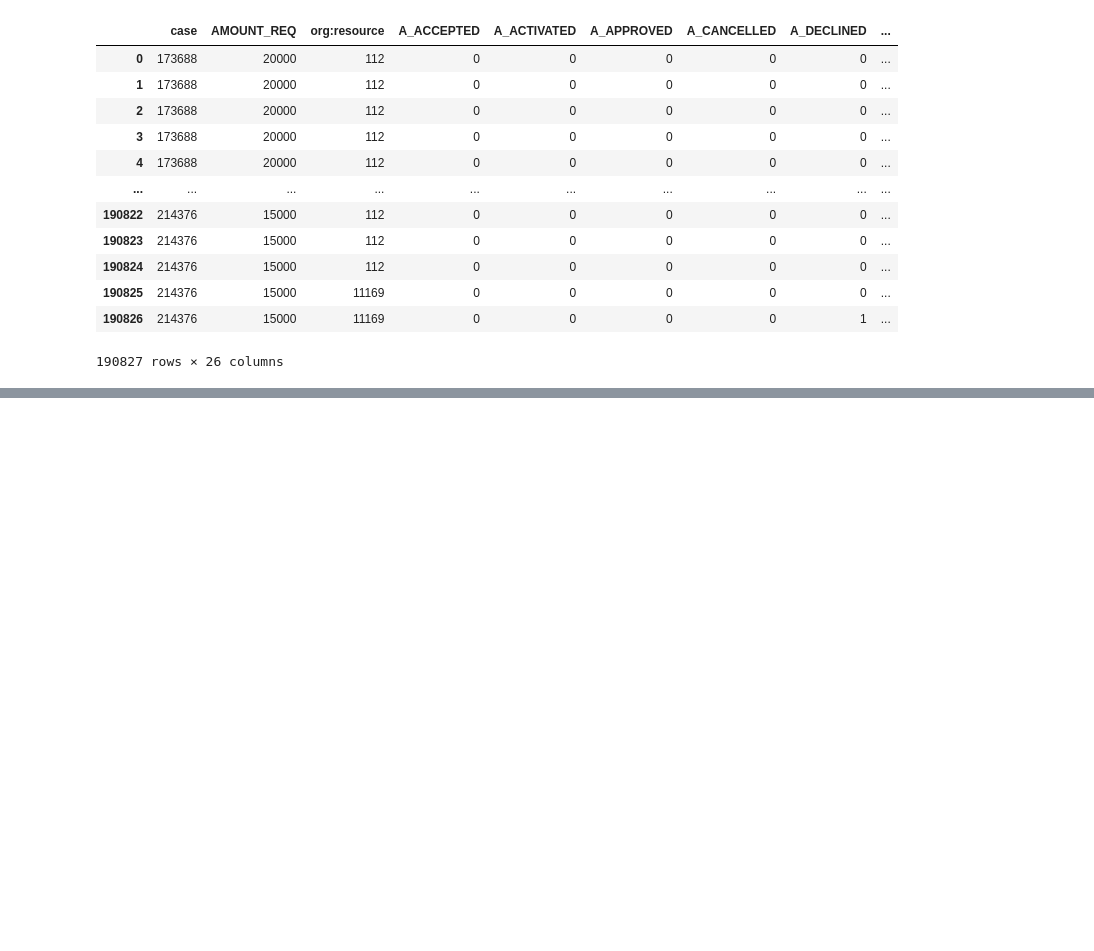
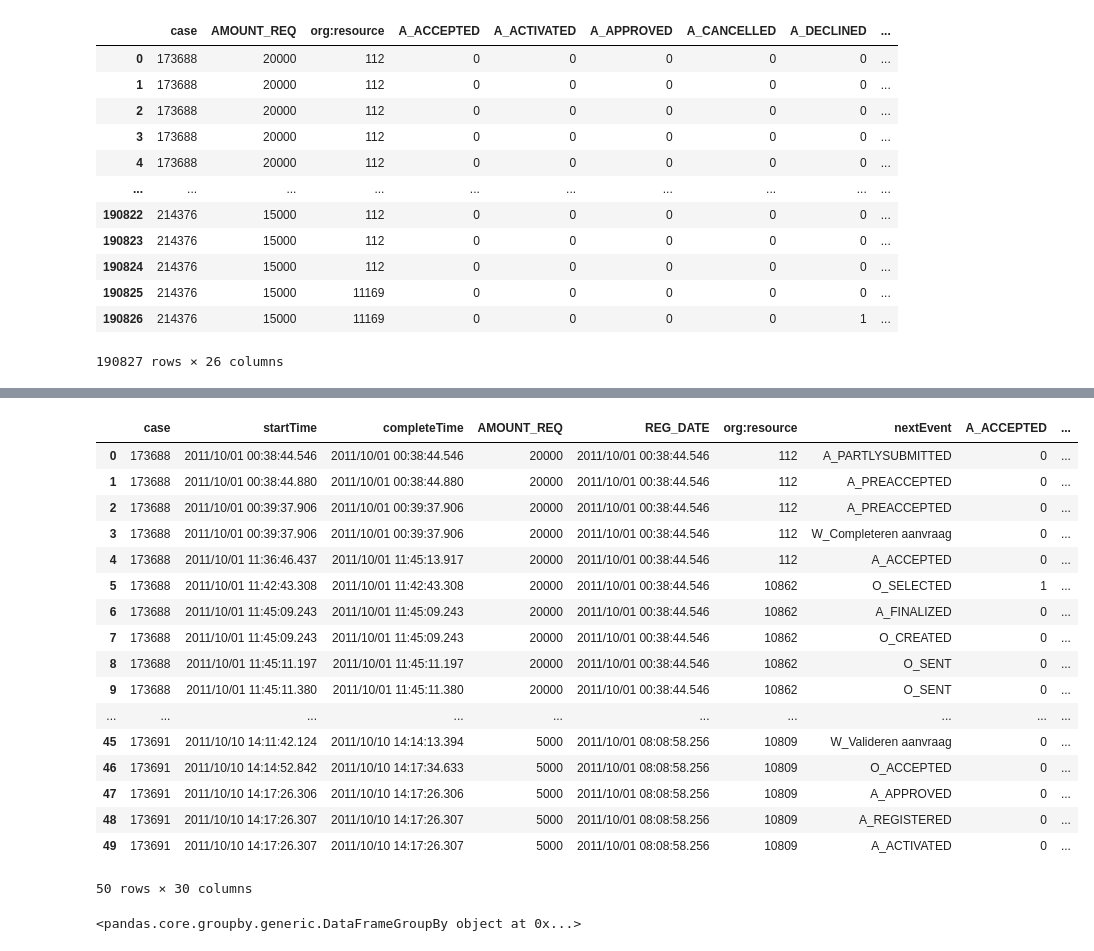
Before and after one commit to NickSot/process_mining, a Jupyter notebook: Random forest tree.ipynb, the cells around one changed output, grey strips where cells are left out. Drawn from its saved outputs; the diff is of its cells as text; code cells hidden in the pictures; blank space fills up the shorter version.

```diff
--- a/Random forest tree.ipynb
+++ b/Random forest tree.ipynb
@@ -300,0 +349,28 @@ X
+# %%
+df3 = df2
+# %%
+df3.head(50)
+# %% [output]
+|  | case | startTime | completeTime | AMOUNT_REQ | REG_DATE | org:resource | nextEvent | A_ACCEPTED | ... |
+| 0 | 173688 | 2011/10/01 00:38:44.546 | 2011/10/01 00:38:44.546 | 20000 | 2011/10/01 00:38:44.546 | 112 | A_PARTLYSUBMITTED | 0 | ... |
+| 1 | 173688 | 2011/10/01 00:38:44.880 | 2011/10/01 00:38:44.880 | 20000 | 2011/10/01 00:38:44.546 | 112 | A_PREACCEPTED | 0 | ... |
+| 2 | 173688 | 2011/10/01 00:39:37.906 | 2011/10/01 00:39:37.906 | 20000 | 2011/10/01 00:38:44.546 | 112 | A_PREACCEPTED | 0 | ... |
+| 3 | 173688 | 2011/10/01 00:39:37.906 | 2011/10/01 00:39:37.906 | 20000 | 2011/10/01 00:38:44.546 | 112 | W_Completeren aanvraag | 0 | ... |
+| 4 | 173688 | 2011/10/01 11:36:46.437 | 2011/10/01 11:45:13.917 | 20000 | 2011/10/01 00:38:44.546 | 112 | A_ACCEPTED | 0 | ... |
+| 5 | 173688 | 2011/10/01 11:42:43.308 | 2011/10/01 11:42:43.308 | 20000 | 2011/10/01 00:38:44.546 | 10862 | O_SELECTED | 1 | ... |
+| 6 | 173688 | 2011/10/01 11:45:09.243 | 2011/10/01 11:45:09.243 | 20000 | 2011/10/01 00:38:44.546 | 10862 | A_FINALIZED | 0 | ... |
+| 7 | 173688 | 2011/10/01 11:45:09.243 | 2011/10/01 11:45:09.243 | 20000 | 2011/10/01 00:38:44.546 | 10862 | O_CREATED | 0 | ... |
+| 8 | 173688 | 2011/10/01 11:45:11.197 | 2011/10/01 11:45:11.197 | 20000 | 2011/10/01 00:38:44.546 | 10862 | O_SENT | 0 | ... |
+| 9 | 173688 | 2011/10/01 11:45:11.380 | 2011/10/01 11:45:11.380 | 20000 | 2011/10/01 00:38:44.546 | 10862 | O_SENT | 0 | ... |
+| ... | ... | ... | ... | ... | ... | ... | ... | ... | ... |
+| 45 | 173691 | 2011/10/10 14:11:42.124 | 2011/10/10 14:14:13.394 | 5000 | 2011/10/01 08:08:58.256 | 10809 | W_Valideren aanvraag | 0 | ... |
+| 46 | 173691 | 2011/10/10 14:14:52.842 | 2011/10/10 14:17:34.633 | 5000 | 2011/10/01 08:08:58.256 | 10809 | O_ACCEPTED | 0 | ... |
+| 47 | 173691 | 2011/10/10 14:17:26.306 | 2011/10/10 14:17:26.306 | 5000 | 2011/10/01 08:08:58.256 | 10809 | A_APPROVED | 0 | ... |
+| 48 | 173691 | 2011/10/10 14:17:26.307 | 2011/10/10 14:17:26.307 | 5000 | 2011/10/01 08:08:58.256 | 10809 | A_REGISTERED | 0 | ... |
+| 49 | 173691 | 2011/10/10 14:17:26.307 | 2011/10/10 14:17:26.307 | 5000 | 2011/10/01 08:08:58.256 | 10809 | A_ACTIVATED | 0 | ... |
+50 rows × 30 columns
+# %%
+df_grouped = data_2012.groupby('case')
+df_grouped
+# %% [output]
+<pandas.core.groupby.generic.DataFrameGroupBy object at 0x...>
```
Also changed, not shown: parts of 26 cells of this notebook, 3 other files.
